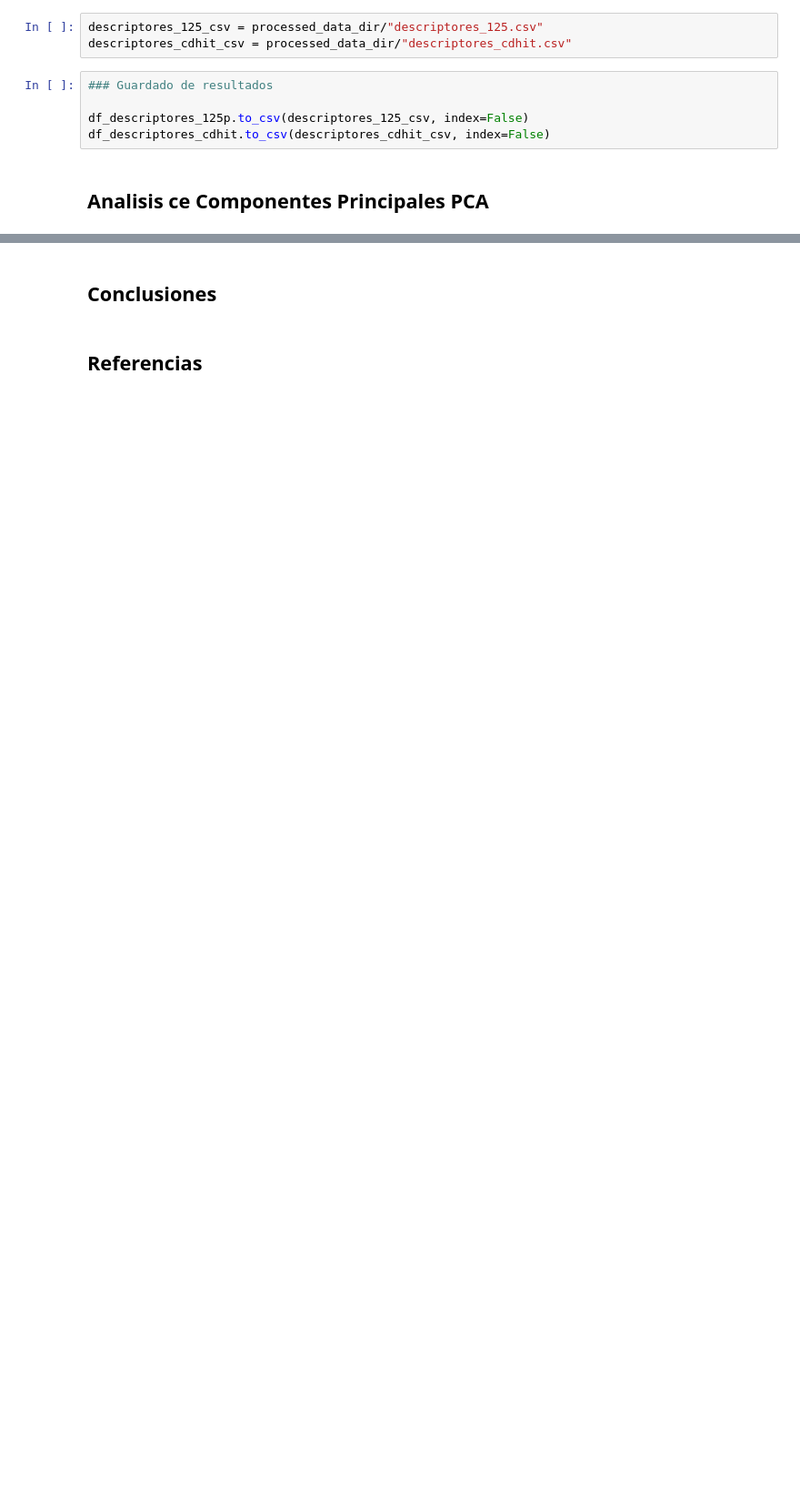
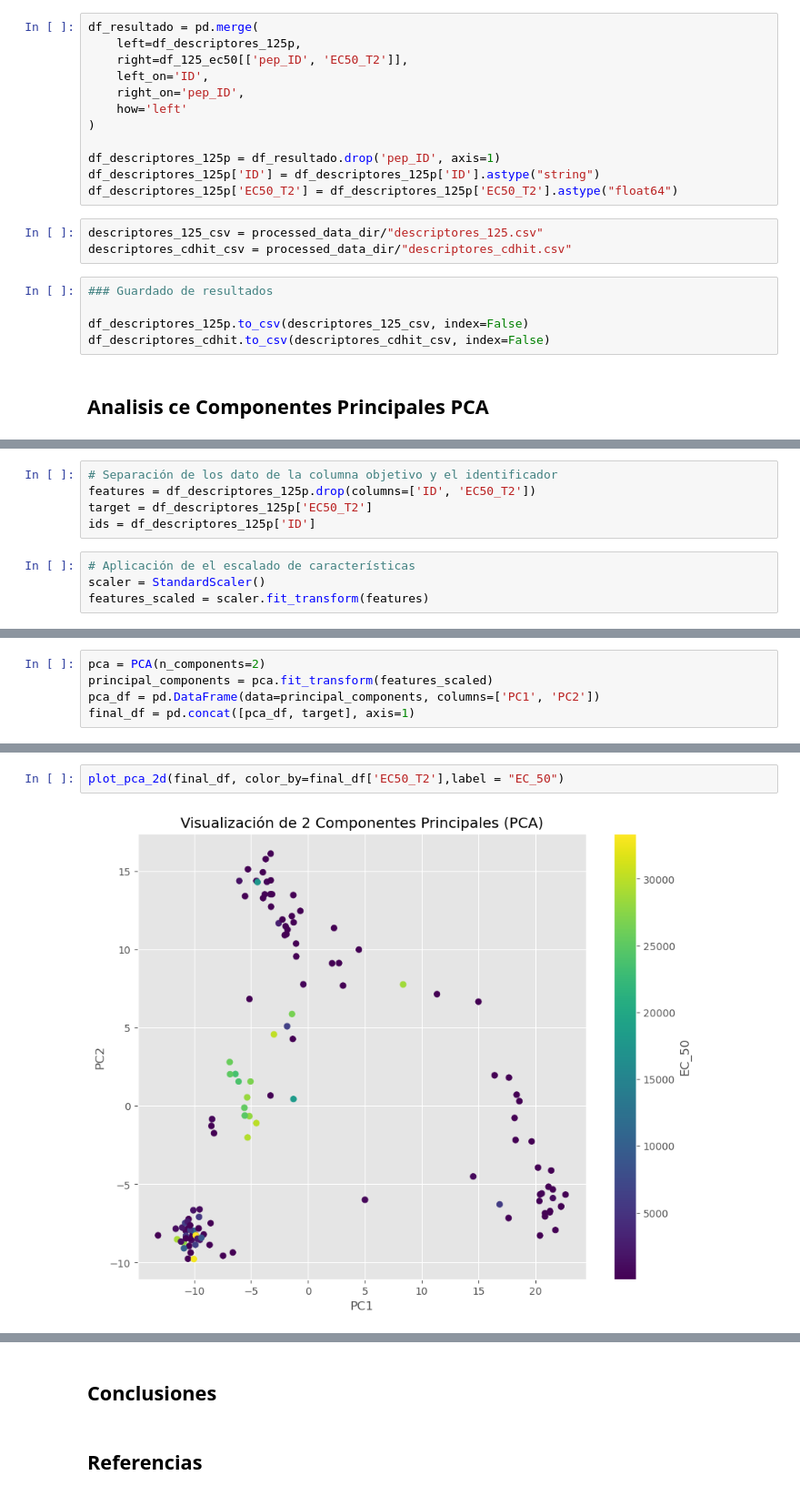
Before and after one commit to Julio21-ai/glp-1_drug_discovery, a Jupyter notebook: notebooks/Avance 2.ipynb, the cells around one changed output, grey strips where cells are left out. Shown at 91% size. Drawn from its saved outputs; the diff is of its cells as text; blank space fills up the shorter version.

```diff
--- a/notebooks/Avance 2.ipynb
+++ b/notebooks/Avance 2.ipynb
@@ -523,3 +513,15 @@ ruta_fasta_125_ec50= processed_data_dir / "125_EC50.fasta"
+# %%
+df_resultado = pd.merge(
+    left=df_descriptores_125p,
+    right=df_125_ec50[['pep_ID', 'EC50_T2']],
+    left_on='ID',
+    right_on='pep_ID',
+    how='left'
+)
+
+df_descriptores_125p = df_resultado.drop('pep_ID', axis=1)
+df_descriptores_125p['ID'] = df_descriptores_125p['ID'].astype("string")
+df_descriptores_125p['EC50_T2'] = df_descriptores_125p['EC50_T2'].astype("float64")
 # %%
 descriptores_125_csv = processed_data_dir/"descriptores_125.csv"
 descriptores_cdhit_csv = processed_data_dir/"descriptores_cdhit.csv"
@@ -532,0 +540,9 @@ df_descriptores_cdhit.to_csv(descriptores_cdhit_csv, index=False)
+# %%
+# Separación de los dato de la columna objetivo y el identificador
+features = df_descriptores_125p.drop(columns=['ID', 'EC50_T2'])
+target = df_descriptores_125p['EC50_T2']
+ids = df_descriptores_125p['ID']
+# %%
+# Aplicación de el escalado de características
+scaler = StandardScaler()
+features_scaled = scaler.fit_transform(features)
@@ -532,0 +551,5 @@ df_descriptores_cdhit.to_csv(descriptores_cdhit_csv, index=False)
+# %%
+pca = PCA(n_components=2)
+principal_components = pca.fit_transform(features_scaled)
+pca_df = pd.DataFrame(data=principal_components, columns=['PC1', 'PC2'])
+final_df = pd.concat([pca_df, target], axis=1)
@@ -532,0 +574,4 @@ df_descriptores_cdhit.to_csv(descriptores_cdhit_csv, index=False)
+# %%
+plot_pca_2d(final_df, color_by=final_df['EC50_T2'],label = "EC_50")
+# %% [output]
+[figure, added]
```
Also changed, not shown: parts of 24 cells of this notebook, 4 other files.
